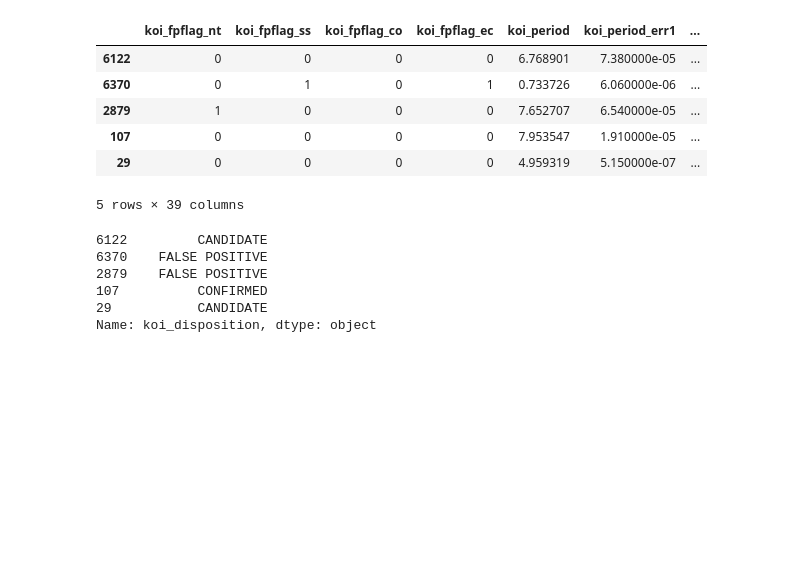
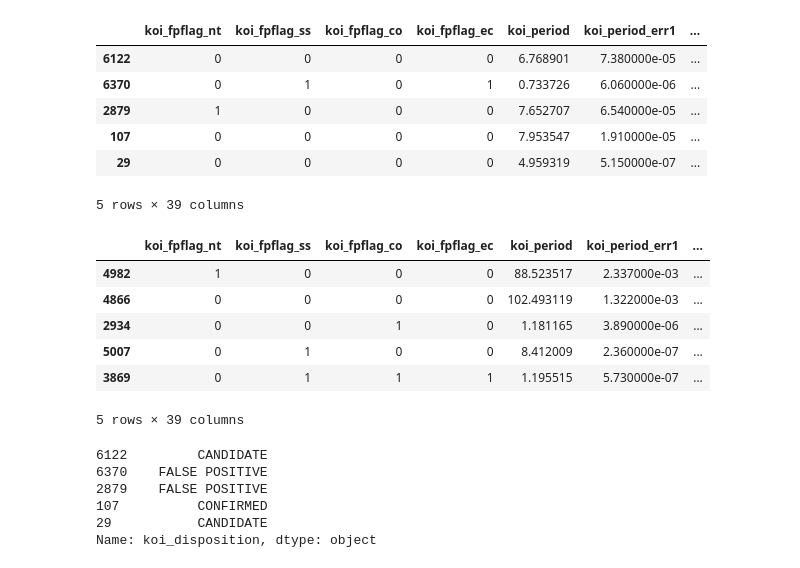
Before and after one commit to kvereda/machine-learning-challenge, a Jupyter notebook: starter_code/model_1.ipynb, the cells around one changed output. Saved outputs shown, nothing was run; the diff lists cells and outputs as text; code cells hidden in the pictures; blank space fills up the shorter version.

```diff
--- a/starter_code/model_1.ipynb
+++ b/starter_code/model_1.ipynb
@@ -121,6 +121,16 @@ x_train.head()
 | 107 | 0 | 0 | 0 | 0 | 7.953547 | 1.910000e-05 | ... |
 | 29 | 0 | 0 | 0 | 0 | 4.959319 | 5.150000e-07 | ... |
 5 rows × 39 columns
+# %%
+x_test.head()
+# %% [output]
+|  | koi_fpflag_nt | koi_fpflag_ss | koi_fpflag_co | koi_fpflag_ec | koi_period | koi_period_err1 | ... |
+| 4982 | 1 | 0 | 0 | 0 | 88.523517 | 2.337000e-03 | ... |
+| 4866 | 0 | 0 | 0 | 0 | 102.493119 | 1.322000e-03 | ... |
+| 2934 | 0 | 0 | 1 | 0 | 1.181165 | 3.890000e-06 | ... |
+| 5007 | 0 | 1 | 0 | 0 | 8.412009 | 2.360000e-07 | ... |
+| 3869 | 0 | 1 | 1 | 1 | 1.195515 | 5.730000e-07 | ... |
+5 rows × 39 columns
 # %%
 y_train.head()
 # %% [output]
```
Also changed, not shown: parts of 2 cells of this notebook, 2 other files.
